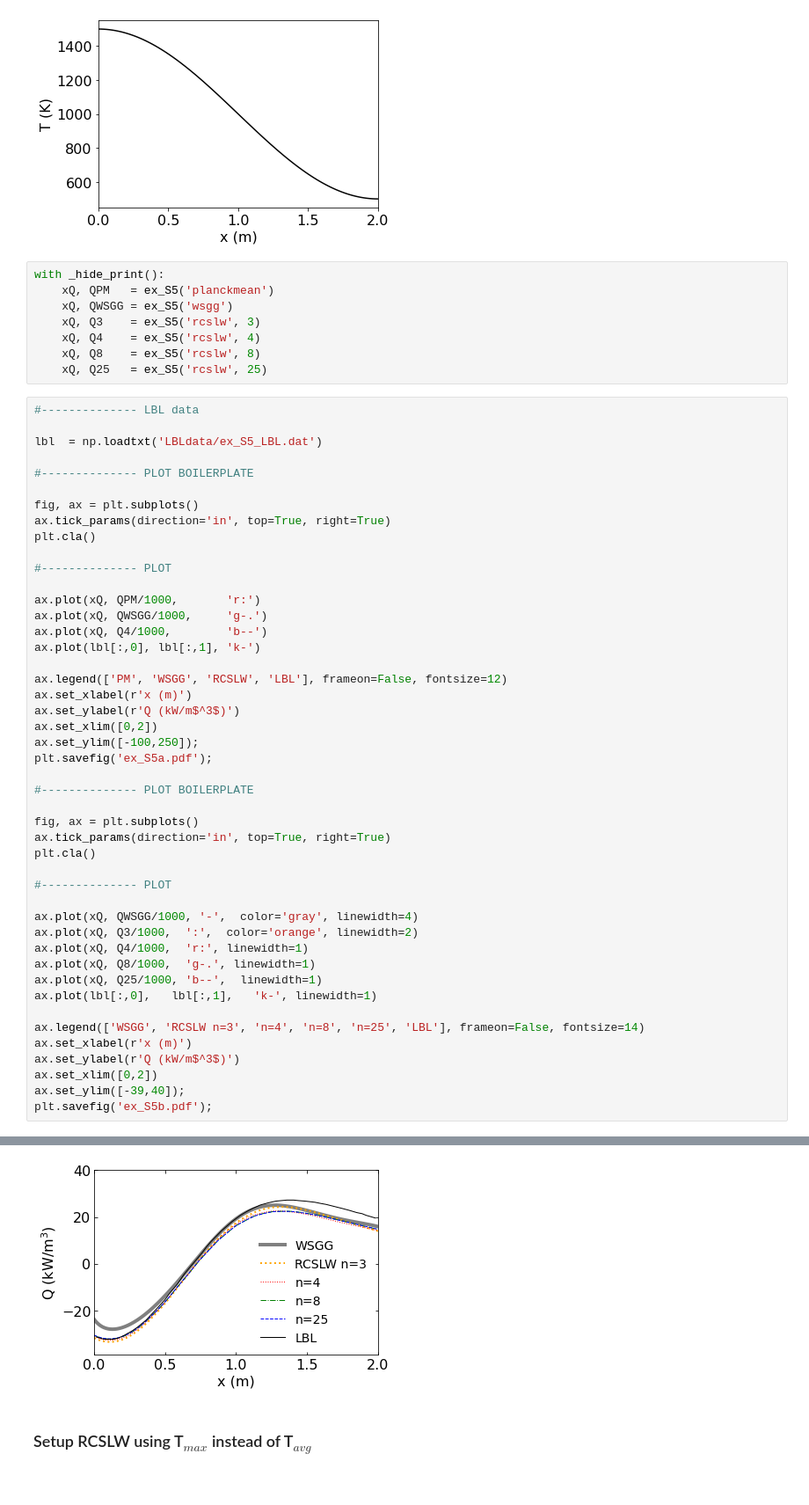
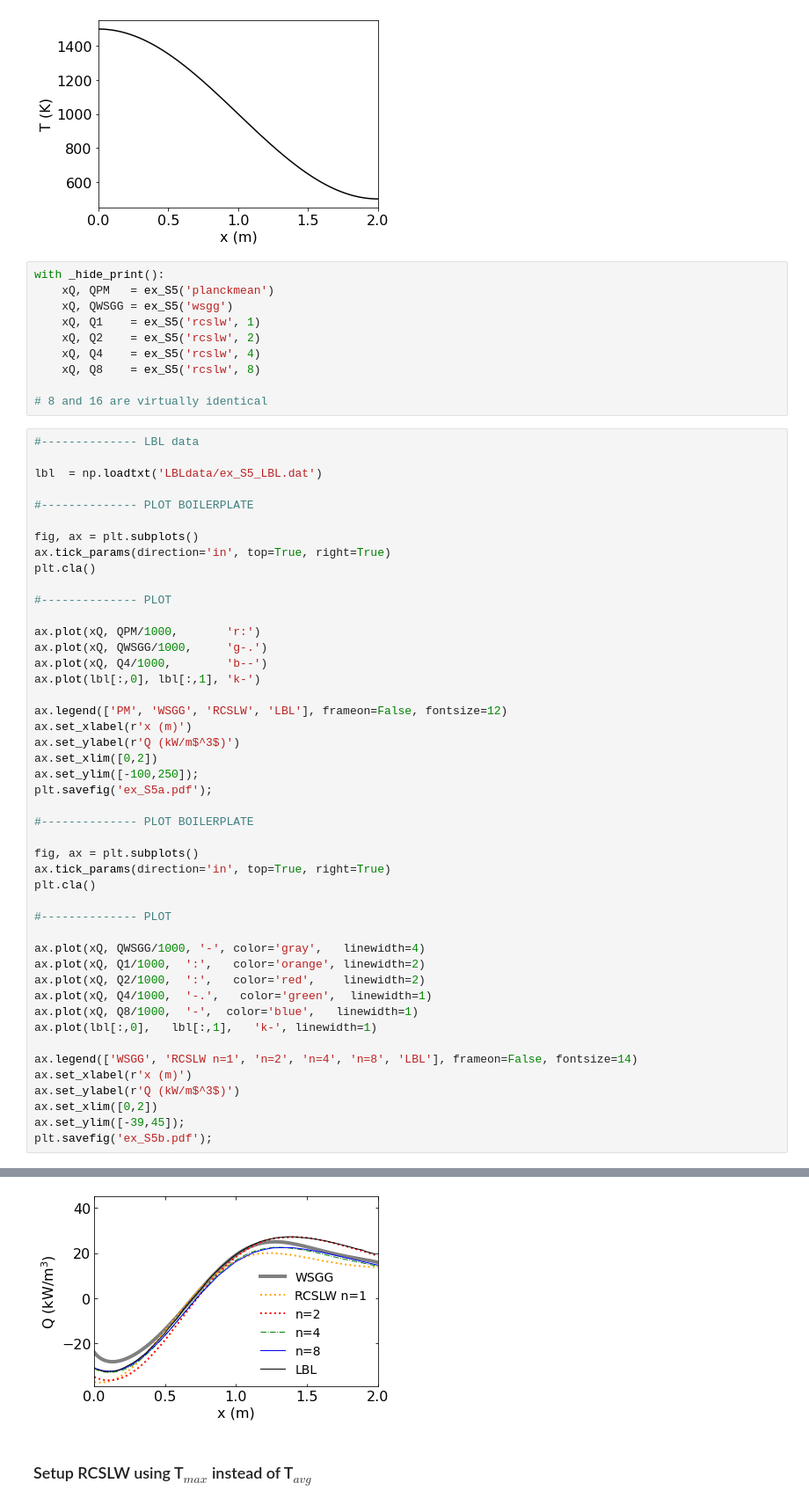
Before and after one commit to BYUignite/radlib, a Jupyter notebook: examples/python/run_and_plot_examples.ipynb, the cells around one changed output, grey strips where cells are left out. Shown at 88% size. Cells and saved outputs as stored; diff of their text form.

Commit message:
examples, plot 16 instead of 24, also including n=1

```diff
--- a/examples/python/run_and_plot_examples.ipynb
+++ b/examples/python/run_and_plot_examples.ipynb
@@ -326,10 +326,12 @@ ax.set_xlim([0,L]);
 with _hide_print():
     xQ, QPM   = ex_S5('planckmean')
     xQ, QWSGG = ex_S5('wsgg')
-    xQ, Q3    = ex_S5('rcslw', 3)
+    xQ, Q1    = ex_S5('rcslw', 1)
+    xQ, Q2    = ex_S5('rcslw', 2)
     xQ, Q4    = ex_S5('rcslw', 4)
     xQ, Q8    = ex_S5('rcslw', 8)
-    xQ, Q25   = ex_S5('rcslw', 25)
+
+# 8 and 16 are virtually identical
 # %%
 #-------------- LBL data
 
@@ -344,41 +346,41 @@ plt.cla()
 #-------------- PLOT
 
 ax.plot(xQ, QPM/1000,       'r:')
 ax.plot(xQ, QWSGG/1000,     'g-.')
 ax.plot(xQ, Q4/1000,        'b--')
 ax.plot(lbl[:,0], lbl[:,1], 'k-')
 
 ax.legend(['PM', 'WSGG', 'RCSLW', 'LBL'], frameon=False, fontsize=12)
 ax.set_xlabel(r'x (m)')
 ax.set_ylabel(r'Q (kW/m$^3$)')
 ax.set_xlim([0,2])
 ax.set_ylim([-100,250]);
 plt.savefig('ex_S5a.pdf');
 
 #-------------- PLOT BOILERPLATE
 
 fig, ax = plt.subplots()
 ax.tick_params(direction='in', top=True, right=True)
 plt.cla()
 
 #-------------- PLOT
 
-ax.plot(xQ, QWSGG/1000, '-',  color='gray', linewidth=4)
-ax.plot(xQ, Q3/1000,  ':',  color='orange', linewidth=2)
-ax.plot(xQ, Q4/1000,  'r:', linewidth=1)
-ax.plot(xQ, Q8/1000,  'g-.', linewidth=1)
-ax.plot(xQ, Q25/1000, 'b--',  linewidth=1)
+ax.plot(xQ, QWSGG/1000, '-', color='gray',   linewidth=4)
+ax.plot(xQ, Q1/1000,  ':',   color='orange', linewidth=2)
+ax.plot(xQ, Q2/1000,  ':',   color='red',    linewidth=2)
+ax.plot(xQ, Q4/1000,  '-.',   color='green',  linewidth=1)
+ax.plot(xQ, Q8/1000,  '-',  color='blue',   linewidth=1)
 ax.plot(lbl[:,0],   lbl[:,1],   'k-', linewidth=1)
 
-ax.legend(['WSGG', 'RCSLW n=3', 'n=4', 'n=8', 'n=25', 'LBL'], frameon=False, fontsize=14)
+ax.legend(['WSGG', 'RCSLW n=1', 'n=2', 'n=4', 'n=8', 'LBL'], frameon=False, fontsize=14)
 ax.set_xlabel(r'x (m)')
 ax.set_ylabel(r'Q (kW/m$^3$)')
 ax.set_xlim([0,2])
-ax.set_ylim([-39,40]);
+ax.set_ylim([-39,45]);
 plt.savefig('ex_S5b.pdf');
 # %% [output]
 [figure]
-[figure, old version]
+[figure, new version]
 # %% [markdown]
 ### Setup RCSLW using T$_{max}$ instead of T$_{avg}$
 # %%
```
Also changed, not shown: parts of 2 cells of this notebook, 1 other file.
